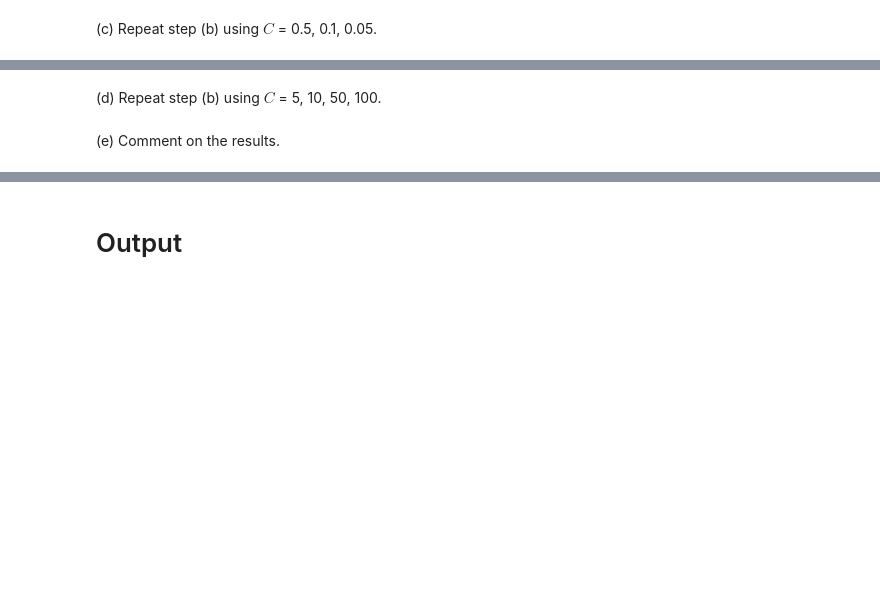
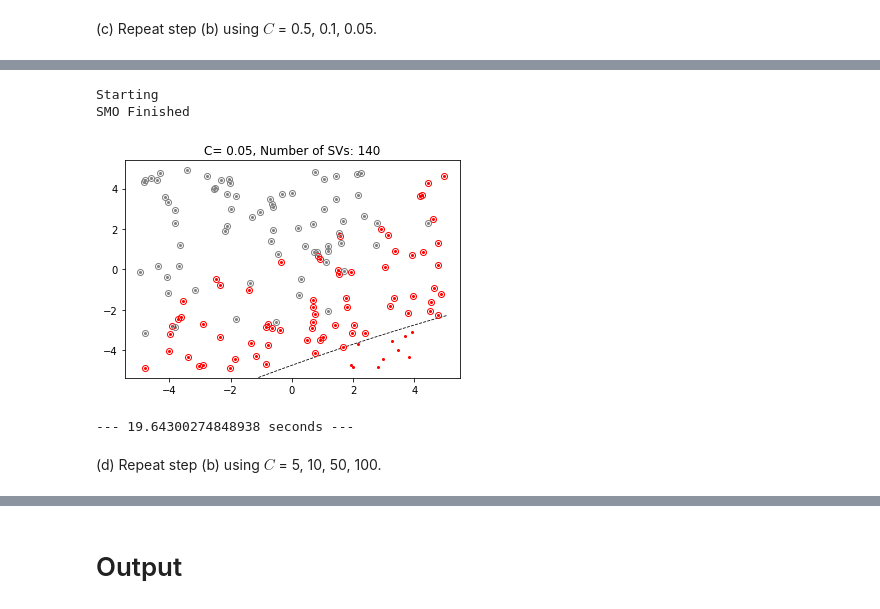
Before and after one commit to twyunting/DATA-642_Advanced_Machine_Learning, a Jupyter notebook: Labs/07/submit/Lab7_Yunting.ipynb, the cells around one changed output, grey strips where cells are left out. Cells and saved outputs as stored; diff of their text form; code cells hidden in the pictures; blank space fills up the shorter version.

```diff
--- a/Labs/07/submit/Lab7_Yunting.ipynb
+++ b/Labs/07/submit/Lab7_Yunting.ipynb
@@ -396,4 +423,9 @@ SMO Finished
+# %%
+supportvectormachine_lab6(20, 0.05)
+# %% [output]
+Starting
+SMO Finished
+[figure, added]
+--- 19.64300274848938 seconds ---
 # %% [markdown]
 (d) Repeat step (b) using $C$ = 5, 10, 50, 100.
-# %% [markdown]
-(e) Comment on the results.
```
Also changed, not shown: parts of 12 cells of this notebook, 1 other file.
